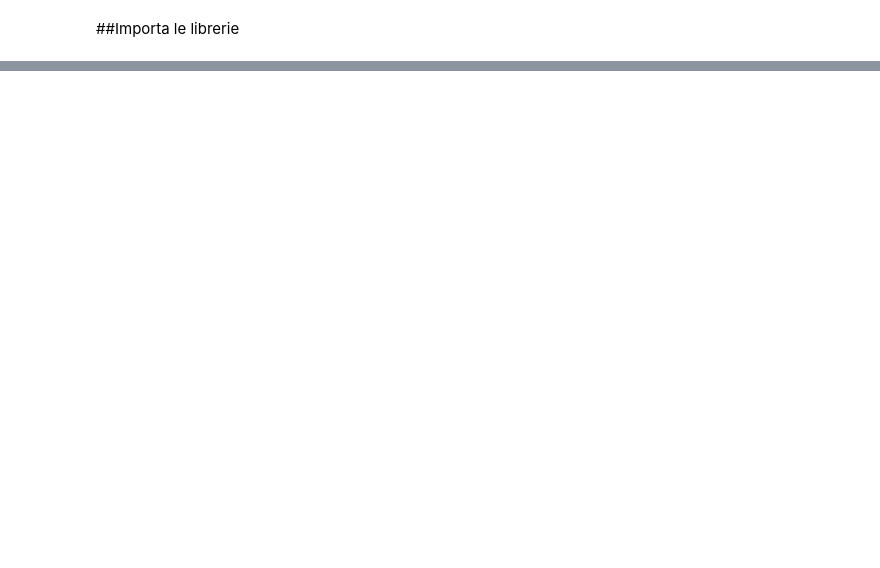
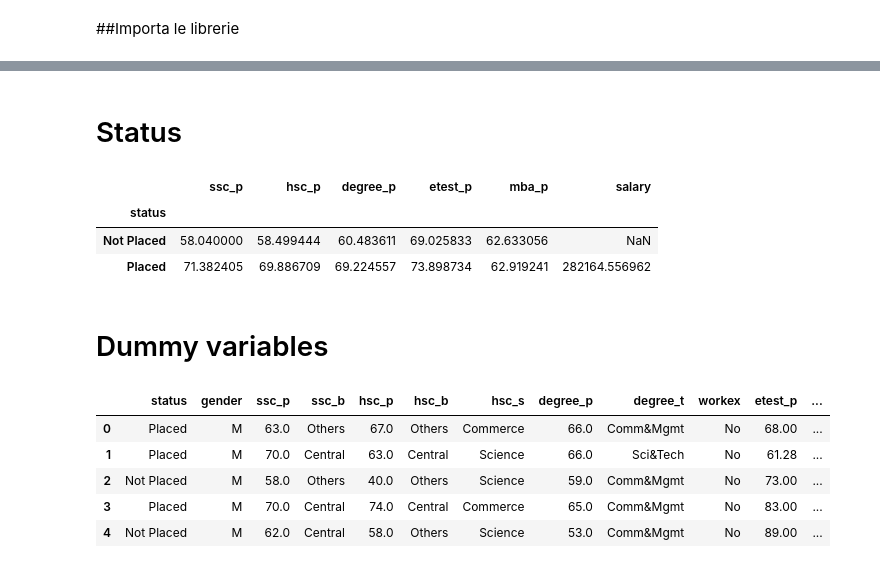
Before and after one commit to AliceDiCarlo/IA-Challenge-Job-Placement, a Jupyter notebook: training.ipynb, the cells around one changed output, grey strips where cells are left out. Saved outputs shown, nothing was run; the diff lists cells and outputs as text; code cells hidden in the pictures; blank space fills up the shorter version.

```diff
--- a/training.ipynb
+++ b/training.ipynb
@@ -41,0 +37,7 @@ None
+# %%
+data_test = pd.read_csv("test.csv")
+
+#drop of unnecessary information
+if ('Unnamed: 0' in data_train.columns):
+    data_train.drop('Unnamed: 0', axis=1, inplace=True)
+data_test.head()
@@ -41,0 +85,20 @@ None
+# %% [markdown]
+# Status
+# %%
+data_train.groupby('status').mean()
+# %% [output]
+|  | ssc_p | hsc_p | degree_p | etest_p | mba_p | salary |
+| status |  |  |  |  |  |  |
+| Not Placed | 58.040000 | 58.499444 | 60.483611 | 69.025833 | 62.633056 | NaN |
+| Placed | 71.382405 | 69.886709 | 69.224557 | 73.898734 | 62.919241 | 282164.556962 |
+# %% [markdown]
+# Dummy variables
+# %%
+data_train.head()
+# %% [output]
+|  | status | gender | ssc_p | ssc_b | hsc_p | hsc_b | hsc_s | degree_p | degree_t | workex | etest_p | ... |
+| 0 | Placed | M | 63.0 | Others | 67.0 | Others | Commerce | 66.0 | Comm&Mgmt | No | 68.00 | ... |
+| 1 | Placed | M | 70.0 | Central | 63.0 | Central | Science | 66.0 | Sci&Tech | No | 61.28 | ... |
+| 2 | Not Placed | M | 58.0 | Others | 40.0 | Others | Science | 59.0 | Comm&Mgmt | No | 73.00 | ... |
+| 3 | Placed | M | 70.0 | Central | 74.0 | Central | Commerce | 65.0 | Comm&Mgmt | No | 83.00 | ... |
+| 4 | Not Placed | M | 62.0 | Central | 58.0 | Others | Science | 53.0 | Comm&Mgmt | No | 89.00 | ... |
```
Also changed, not shown: parts of 15 cells of this notebook, 2 other files.
